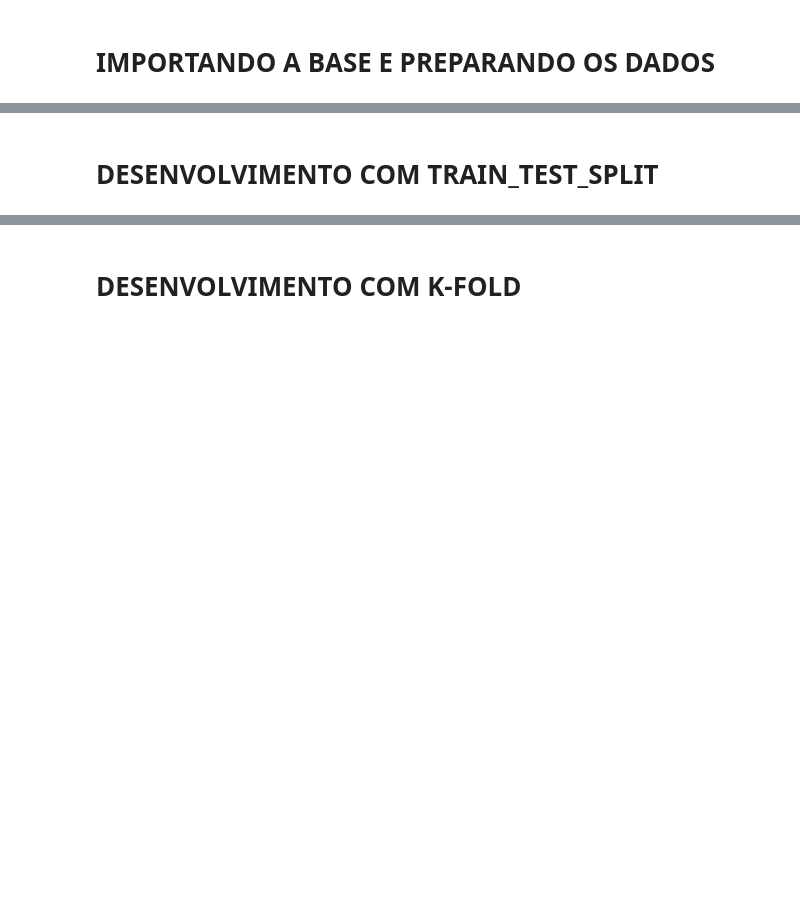
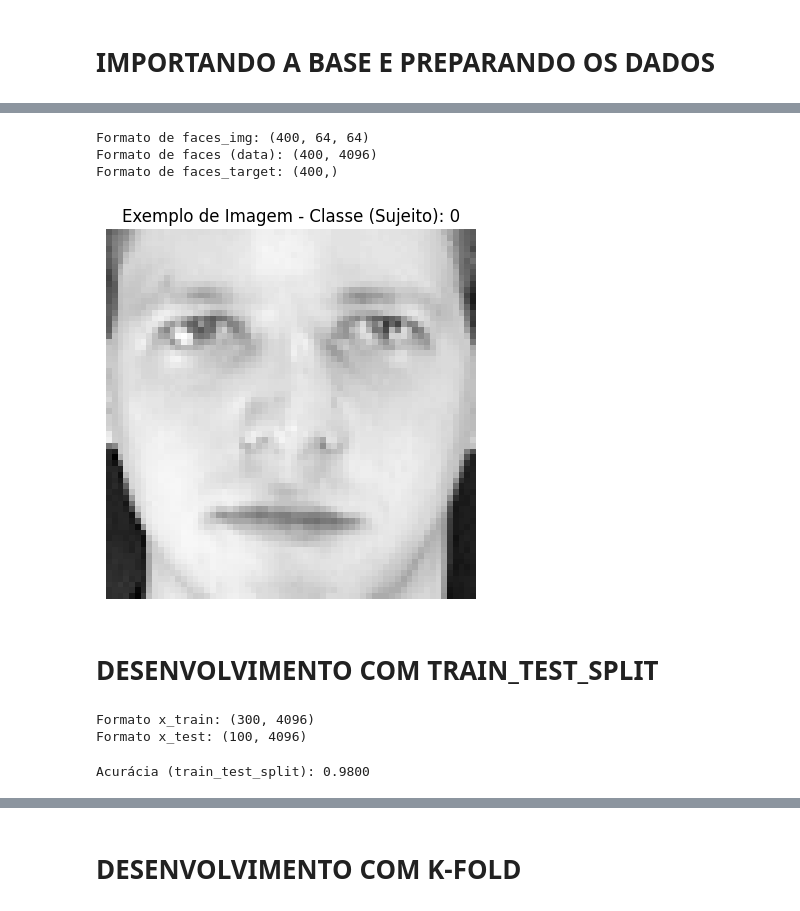
Before and after one commit to ProjetosNicolasGarcia/sistemas_inteligentes_ufabc, a Jupyter notebook: EC_2.ipynb, the cells around one changed output, grey strips where cells are left out. Drawn from its saved outputs; the diff is of its cells as text; code cells hidden in the pictures; blank space fills up the shorter version.

```diff
--- a/EC_2.ipynb
+++ b/EC_2.ipynb
@@ -49,10 +51,37 @@ faces = olivetti_faces.data
 # Atribuindo o alvo do dataset a uma variável
 
 faces_target = olivetti_faces.target
+# %%
+#Validando os formatos
+
+import matplotlib.pyplot as plt
+import numpy as np
+
+print("Formato de faces_img:", faces_img.shape)
+print("Formato de faces (data):", faces.shape)
+print("Formato de faces_target:", faces_target.shape)
+
+plt.imshow(faces_img[0], cmap="Greys_r")
+plt.title(f"Exemplo de Imagem - Classe (Sujeito): {faces_target[0]}")
+plt.axis("off")
+plt.show()
+# %% [output]
+Formato de faces_img: (400, 64, 64)
+Formato de faces (data): (400, 4096)
+Formato de faces_target: (400,)
+[figure, added]
 # %% [markdown]
 # **DESENVOLVIMENTO COM TRAIN_TEST_SPLIT**
 # %%
-#Realizando a divisão dos grupos de treinamento e teste com train_test_split
+# Realizando a divisão dos grupos de treinamento e teste com train_test_split
+from sklearn.model_selection import train_test_split
 
-from sklearn.model_selection import train_test_split
-x_train, x_test, y_train, y_test = train_test_split(faces_img, faces_target, test_size=0.25, random_state=99)
+x_train, x_test, y_train, y_test = train_test_split(
+    faces, faces_target, test_size=0.25, random_state=99
+)
+
+print("Formato x_train:", x_train.shape)
+print("Formato x_test:", x_test.shape)
+# %% [output]
+Formato x_train: (300, 4096)
+Formato x_test: (100, 4096)
@@ -58,0 +96,9 @@ x_train, x_test, y_train, y_test = train_test_split(faces_img, faces_target, tes
+# %%
+#Observando os resultados com acurácia
+
+from sklearn.metrics import accuracy_score, confusion_matrix
+
+acc_split = accuracy_score(y_test, y_pred_lda)
+print(f"Acurácia (train_test_split): {acc_split:.4f}")
+# %% [output]
+Acurácia (train_test_split): 0.9800
```
Also changed, not shown: parts of 10 cells of this notebook.
